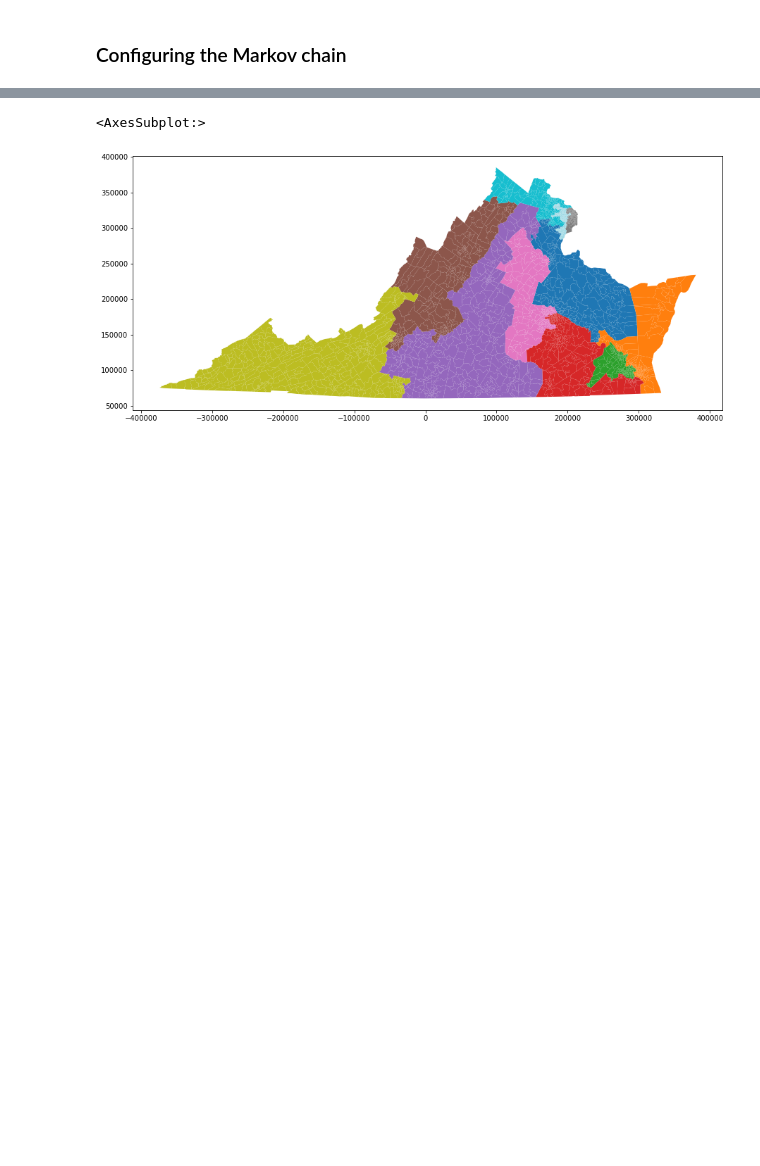
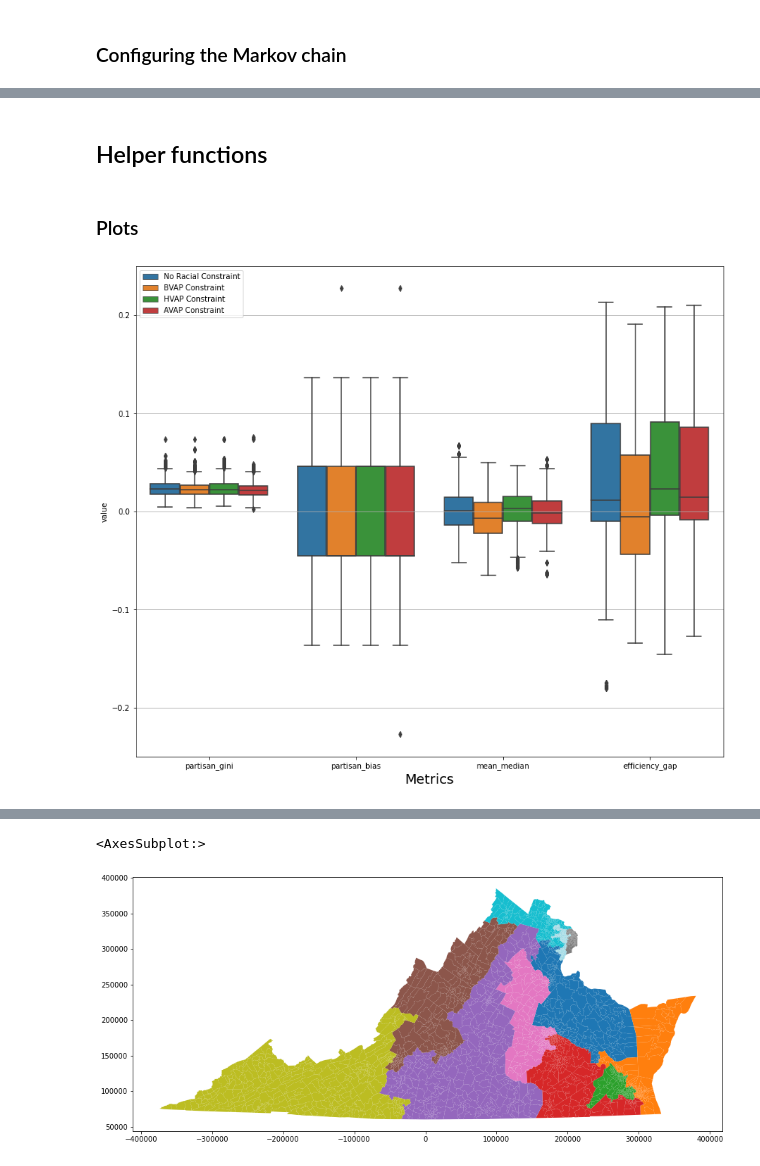
Before and after one commit to RahulReady/Redistricting-Project, a Jupyter notebook: BVAP.ipynb, the cells around one changed output, grey strips where cells are left out. Drawn from its saved outputs; the diff is of its cells as text; code cells hidden in the pictures; blank space fills up the shorter version.

```diff
--- a/BVAP.ipynb
+++ b/BVAP.ipynb
@@ -77,9 +78,11 @@ elections = [
 # %%
 # Configure our updaters
 my_updaters = {
-        "cut_edges": cut_edges,
-        "population": Tally("TOTPOP", alias="population"),
-        "BVAP_population": Tally("BVAP", alias="BVAP_population")
+        "cut_edges": cut_edges
+         , "population": Tally("TOTPOP", alias="population")
+#         , "BVAP_population": Tally("BVAP", alias="BVAP_population")
+#         , "HVAP_population": Tally("HVAP", alias="HVAP_population")
+#         , "AVAP_population": Tally("AVAP", alias="AVAP_population")
 }
 election_updaters = {election.name: election for election in elections}
 my_updaters.update(election_updaters)
@@ -235,0 +341,2 @@ black_vpop_constraint = pd.DataFrame(
+# %% [markdown]
+## Helper functions
@@ -235,0 +349,32 @@ black_vpop_constraint = pd.DataFrame(
+# %%
+def plotMDF(mdf, title=None, ylabel=None, xlabel=None, figsize=(14, 12)):
+    fig, ax = plt.subplots(figsize=figsize)
+
+    # Draw 50% line
+    ax.grid()
+
+    # Draw boxplot
+    sns.boxplot(x="Number", y="value", hue="Constraint", data=mdf)
+
+    # Annotate
+    if title is not None:
+        ax.set_title(title, fontsize=24)
+
+    if ylabel is not None:
+        ax.set_ylabel(ylabel, fontsize=18)
+
+    if xlabel is not None:
+        ax.set_xlabel(xlabel, fontsize=18)
+    #ax.set_ylim(0, 0.6)
+    #ax.set_yticks(np.arange(0, 0.7, 0.1))
+
+    plt.legend()
+    plt.show()
+# %% [markdown]
+### Plots
+# %%
+mdf = getDataFrame([metrics, metrics_constraintB, metrics_constraintH, metrics_constraintA]
+                   , ["No Racial Constraint", "BVAP Constraint", "HVAP Constraint", "AVAP Constraint"])
+plotMDF(mdf, xlabel='Metrics')
+# %% [output]
+[figure, added]
```
Also changed, not shown: parts of 35 cells of this notebook.
